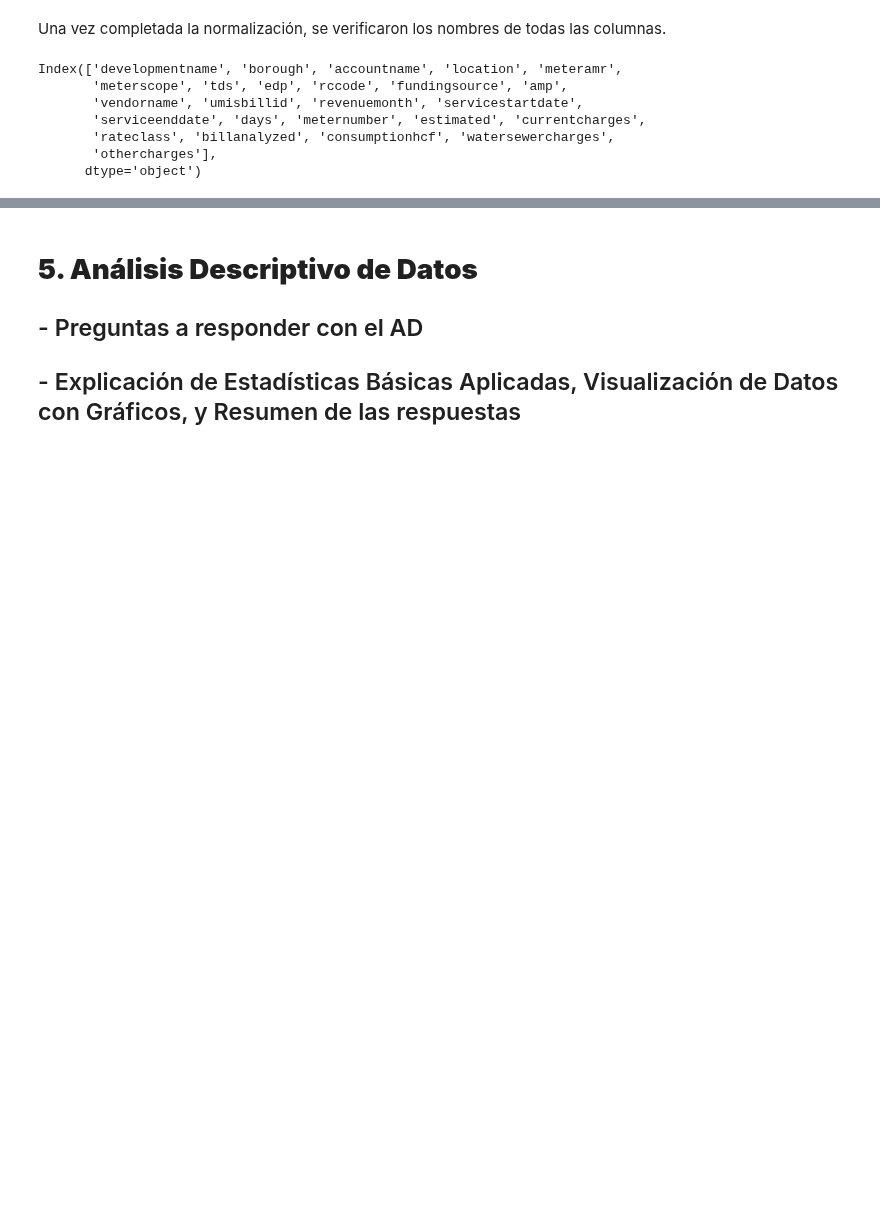
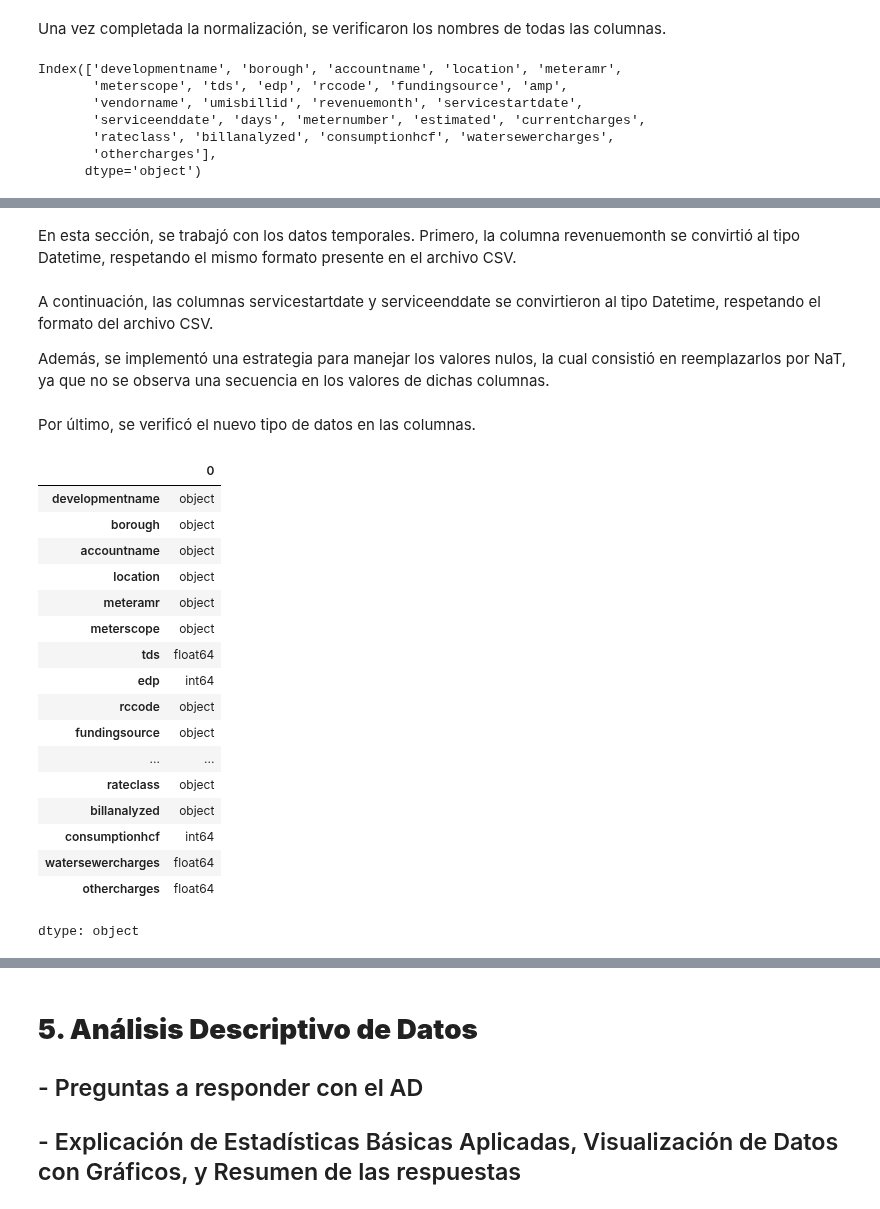
Before and after one commit to jonathanahc/Proyecto, a Jupyter notebook: ProyectoProgADAP_255497NvaVersion.ipynb, the cells around one changed output, grey strips where cells are left out. Cells and saved outputs as stored; diff of their text form; code cells hidden in the pictures; blank space fills up the shorter version.

```diff
--- a/ProyectoProgADAP_255497NvaVersion.ipynb
+++ b/ProyectoProgADAP_255497NvaVersion.ipynb
@@ -154,0 +157,8 @@ Index(['developmentname', 'borough', 'accountname', 'location', 'meteramr',
+# %% [markdown]
+En esta sección, se trabajó con los datos temporales. Primero, la columna revenuemonth se convirtió al tipo Datetime, respetando el mismo formato presente en el archivo CSV.
+# %%
+df['revenuemonth'] = pd.to_datetime(df['revenuemonth'], format='%Y-%m')
+# %% [markdown]
+A continuación, las columnas servicestartdate y serviceenddate se convirtieron al tipo Datetime, respetando el formato del archivo CSV.
+
+Además, se implementó una estrategia para manejar los valores nulos, la cual consistió en reemplazarlos por NaT, ya que no se observa una secuencia en los valores de dichas columnas.
@@ -154,0 +168,23 @@ Index(['developmentname', 'borough', 'accountname', 'location', 'meteramr',
+# %% [markdown]
+Por último, se verificó el nuevo tipo de datos en las columnas.
+# %%
+df.dtypes
+# %% [output]
+|  | 0 |
+| developmentname | object |
+| borough | object |
+| accountname | object |
+| location | object |
+| meteramr | object |
+| meterscope | object |
+| tds | float64 |
+| edp | int64 |
+| rccode | object |
+| fundingsource | object |
+| ... | ... |
+| rateclass | object |
+| billanalyzed | object |
+| consumptionhcf | int64 |
+| watersewercharges | float64 |
+| othercharges | float64 |
+dtype: object
```
Also changed, not shown: parts of 48 cells of this notebook.
